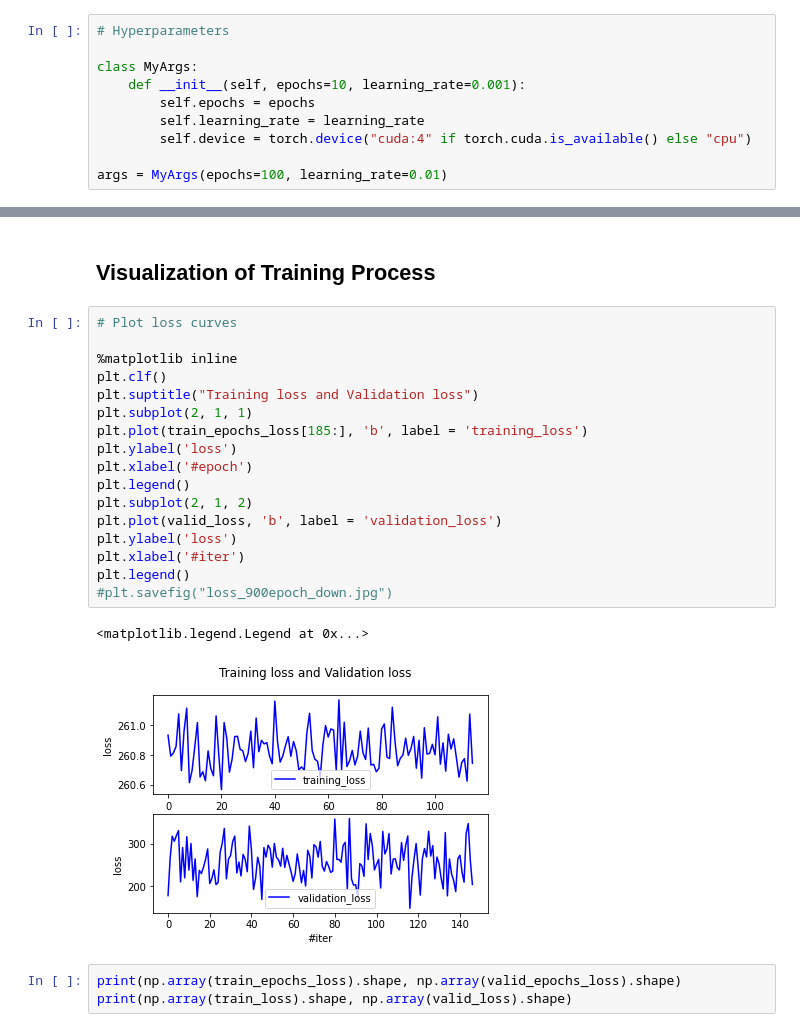
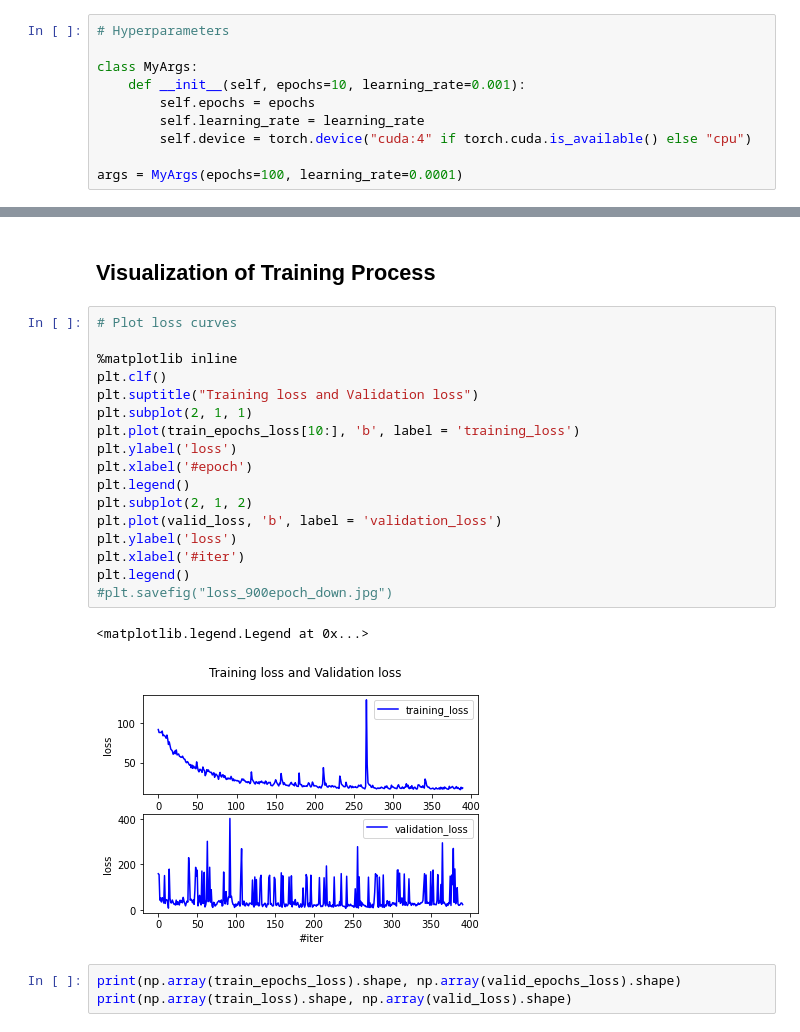
Before and after one commit to MilkywayCocktail/CSI-Imaging, a Jupyter notebook: Model1_v01a2.ipynb, the cells around one changed output, grey strips where cells are left out. Drawn from its saved outputs; the diff is of its cells as text.

```diff
--- a/Model1_v01a2.ipynb
+++ b/Model1_v01a2.ipynb
@@ -217,7 +217,7 @@ class MyArgs:
         self.learning_rate = learning_rate
         self.device = torch.device("cuda:4" if torch.cuda.is_available() else "cpu")
 
-args = MyArgs(epochs=100, learning_rate=0.01)
+args = MyArgs(epochs=100, learning_rate=0.0001)
 # %%
 # Model and Loss
 
@@ -296,23 +296,23 @@ torch.save(model.state_dict(), '../Models/v01a1_w.pth')
 # %%
 # Plot loss curves
 
 %matplotlib inline
 plt.clf()
 plt.suptitle("Training loss and Validation loss")
 plt.subplot(2, 1, 1)
-plt.plot(train_epochs_loss[185:], 'b', label = 'training_loss')
+plt.plot(train_epochs_loss[10:], 'b', label = 'training_loss')
 plt.ylabel('loss')
 plt.xlabel('#epoch')
 plt.legend()
 plt.subplot(2, 1, 2)
 plt.plot(valid_loss, 'b', label = 'validation_loss')
 plt.ylabel('loss')
 plt.xlabel('#iter')
 plt.legend()
 #plt.savefig("loss_900epoch_down.jpg")
 # %% [output]
 <matplotlib.legend.Legend at 0x...>
-[figure, old version]
+[figure, new version]
 # %%
 print(np.array(train_epochs_loss).shape, np.array(valid_epochs_loss).shape)
 print(np.array(train_loss).shape, np.array(valid_loss).shape)
```
Also changed, not shown: parts of 4 cells of this notebook.
